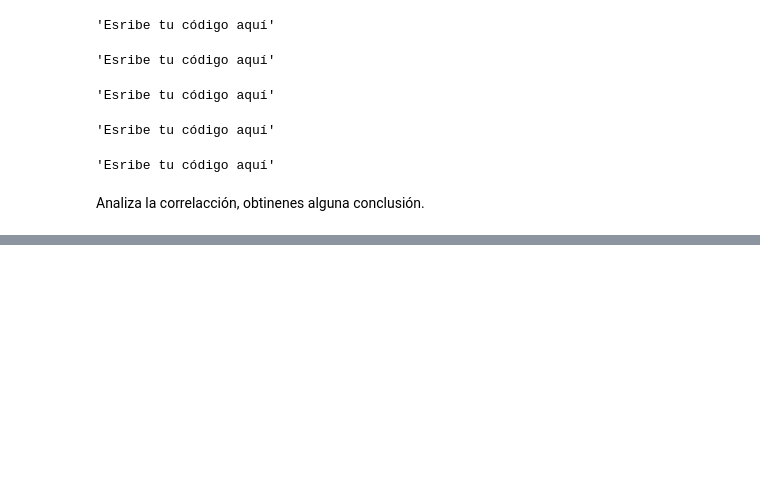
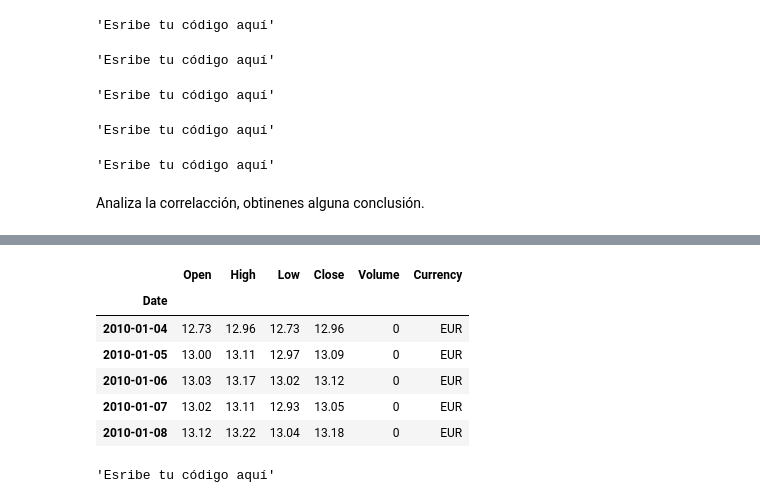
Before and after one commit to dgtrabada/python, a Jupyter notebook: 09_Pandas/01_pandas.ipynb, the cells around one changed output, grey strips where cells are left out. Drawn from its saved outputs; the diff is of its cells as text; code cells hidden in the pictures; blank space fills up the shorter version.

```diff
--- a/09_Pandas/01_pandas.ipynb
+++ b/09_Pandas/01_pandas.ipynb
@@ -627,0 +706,23 @@ Analiza la correlacción, obtinenes alguna conclusión.
+# %%
+#en el caso de que queramos los valores del BBVA
+import investpy
+
+df = investpy.get_stock_historical_data(stock='BBVA',country='spain',from_date='01/01/2010',to_date='01/01/2020')
+df.head()
+# %% [output]
+|  | Open | High | Low | Close | Volume | Currency |
+| Date |  |  |  |  |  |  |
+| 2010-01-04 | 12.73 | 12.96 | 12.73 | 12.96 | 0 | EUR |
+| 2010-01-05 | 13.00 | 13.11 | 12.97 | 13.09 | 0 | EUR |
+| 2010-01-06 | 13.03 | 13.17 | 13.02 | 13.12 | 0 | EUR |
+| 2010-01-07 | 13.02 | 13.11 | 12.93 | 13.05 | 0 | EUR |
+| 2010-01-08 | 13.12 | 13.22 | 13.04 | 13.18 | 0 | EUR |
+# %%
+#crea un dataframe que carge los valores medios de las siguientes empresas
+lista=['ACX', 'BBVA', 'BKT', 'BME', 'ANA', 'CABK', 'ENAG', 'FCC', 'NTGY', 'SGREN', 'GRLS', 'FER']
+
+"""Esribe tu código aquí"""
+
+#df_ibex35.head()
+# %% [output]
+'Esribe tu código aquí'
```
Also changed, not shown: parts of 19 cells of this notebook, 4 other files.
